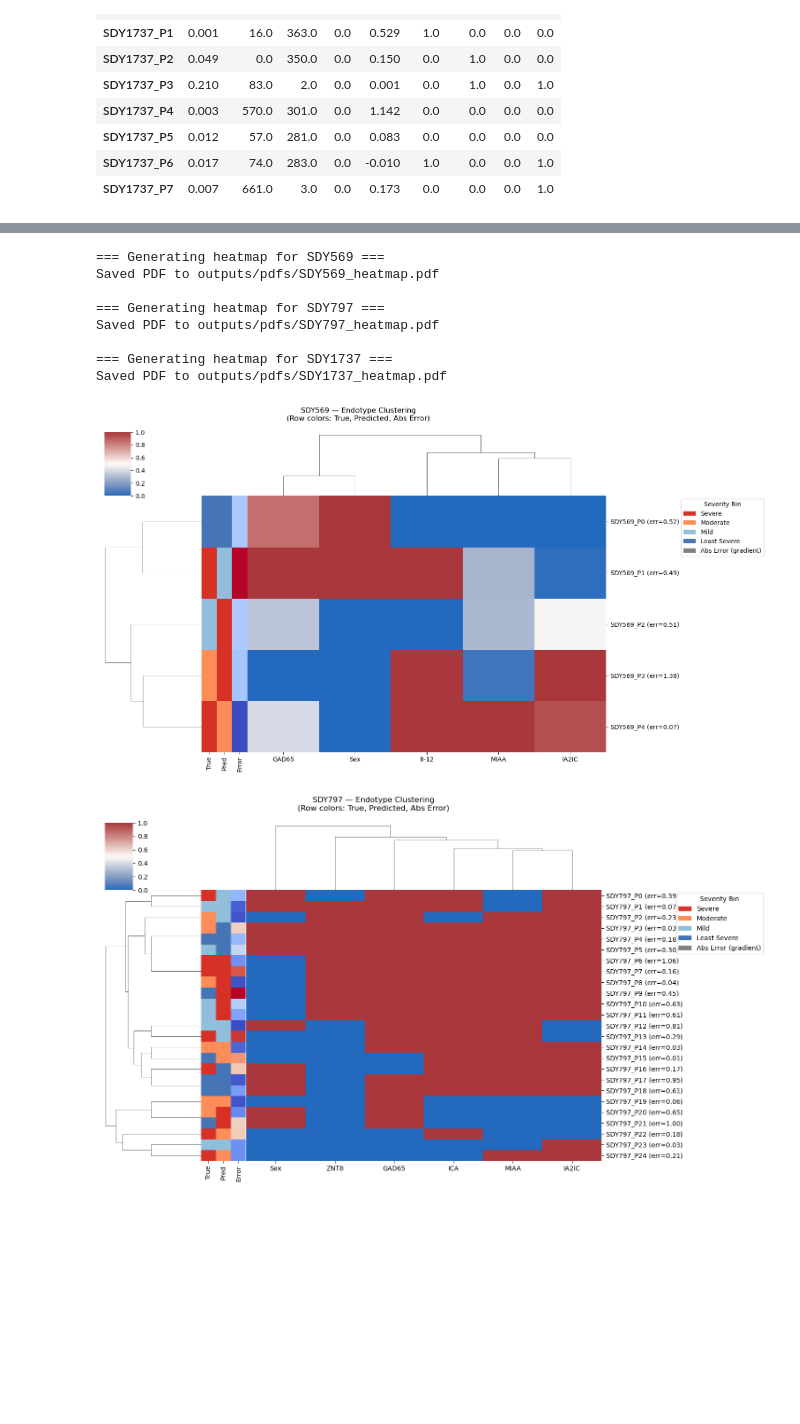
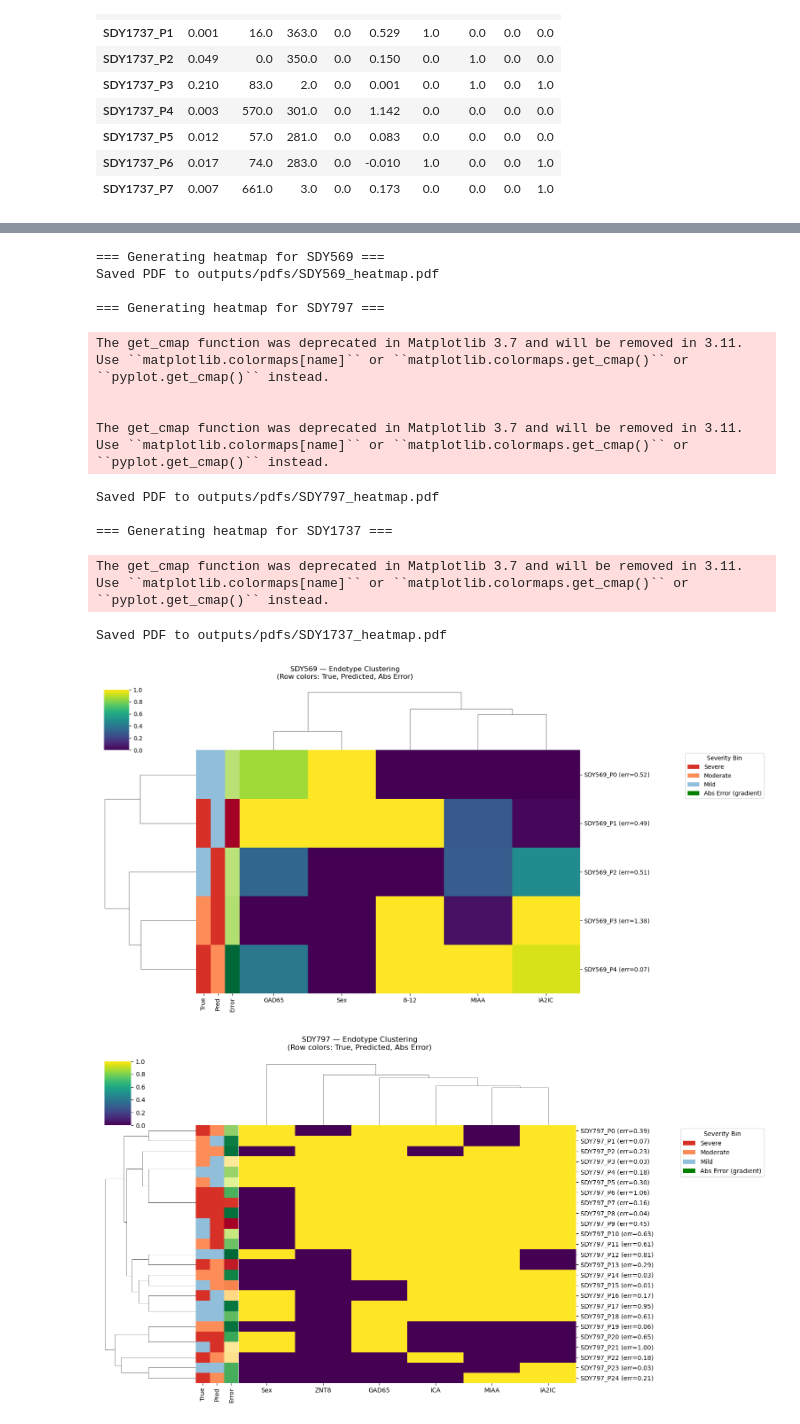
Before and after one commit to NIH-NLM/oadr-autoantibody, a Jupyter notebook: ipynb/RandomForest_Local_PerStudy.ipynb, the cells around one changed output, grey strips where cells are left out. Saved outputs shown, nothing was run; the diff lists cells and outputs as text; code cells hidden in the pictures; blank space fills up the shorter version.

```diff
--- a/ipynb/RandomForest_Local_PerStudy.ipynb
+++ b/ipynb/RandomForest_Local_PerStudy.ipynb
@@ -791,7 +339,6 @@ severity_colors = {
     "Severe": "#d73027",
     "Moderate": "#fc8d59",
     "Mild": "#91bfdb",
-    "Least Severe": "#4575b4"
 }
 
 for study in studies:
@@ -817,17 +364,18 @@ for study in studies:
     X = X.loc[:, X.var() > 0]
 
     # --- Binning severity ---
-    df["SeverityTrueBin"] = pd.qcut(df["True_log_auc"], 4, labels=["Severe", "Moderate", "Mild", "Least Severe"])
-    df["SeverityPredBin"] = pd.qcut(df["Pred_log_auc"], 4, labels=["Severe", "Moderate", "Mild", "Least Severe"])
+    df["SeverityTrueBin"] = pd.qcut(df["True_log_auc"], 3, labels=["Severe", "Moderate", "Mild"])
+    df["SeverityPredBin"] = pd.qcut(df["Pred_log_auc"], 3, labels=["Severe", "Moderate", "Mild"])
 
     # --- Normalize error for coloring ---
     import matplotlib.colors as mcolors
 
-    # Normalize error values to [0, 1]
+    # Normalized error for color mapping
     norm_error = (df["AbsError"] - df["AbsError"].min()) / (df["AbsError"].max() - df["AbsError"].min())
-
+    error_cmt = plt.cm.get_cmap("RdYlGn_r")  # green=low error, red=high error
     # Convert normalized values to hex color strings using the coolwarm colormap
-    error_colors = [mcolors.to_hex(c) for c in plt.cm.coolwarm(norm_error)]
+#    error_colors = [mcolors.to_hex(c) for c in plt.cm.coolwarm(norm_error)]
+    error_colors = [mcolors.to_hex(c) for c in error_cmt(norm_error)]
 
     # Assemble DataFrame with 3 color bands: True, Predicted, Error
     row_colors = pd.DataFrame({
@@ -843,7 +391,7 @@ for study in studies:
     # --- Clustermap ---
     g = sns.clustermap(
         X,
-        cmap="vlag",
+        cmap="viridis",  # Updated to match your example
         row_colors=row_colors,
         figsize=(12, 8),
         col_cluster=True,
@@ -854,38 +402,43 @@ for study in studies:
     g.ax_heatmap.set_yticklabels(labels, rotation=0)
 
     # --- Legend ---
     severity_patches = [Patch(facecolor=color, label=label) for label, color in severity_colors.items()]
-    error_patch = Patch(facecolor='gray', label="Abs Error (gradient)")
+    error_patch = Patch(facecolor='green', label="Abs Error (gradient)")
 
     g.ax_heatmap.legend(
         handles=severity_patches + [error_patch],
         title="Severity Bin",
-        bbox_to_anchor=(1.2, 1),
+        bbox_to_anchor=(1.3, 1),
         loc="upper left"
     )
 
     plt.suptitle(f"{study} — Endotype Clustering\n(Row colors: True, Predicted, Abs Error)", y=1.05)
 
     # --- Save as PDF ---
     pdf_path = f"outputs/pdfs/{study}_heatmap.pdf"
     with PdfPages(pdf_path) as pdf:
         pdf.savefig(g.fig, bbox_inches='tight')
     print(f"Saved PDF to {pdf_path}")
 
     # --- Optional: Save HTML placeholder ---
     from matplotlib.backends.backend_pdf import PdfPages
     import mpld3
     # Save interactive HTML
     with open(f"{study}_heatmap.html", "w") as f:
         f.write(mpld3.fig_to_html(g.fig))
 # %% [output]
 === Generating heatmap for SDY569 ===
 Saved PDF to outputs/pdfs/SDY569_heatmap.pdf
 
 === Generating heatmap for SDY797 ===
-Saved PDF to outputs/pdfs/SDY797_heatmap.pdf
-
-=== Generating heatmap for SDY1737 ===
-Saved PDF to outputs/pdfs/SDY1737_heatmap.pdf
+The get_cmap function was deprecated in Matplotlib 3.7 and will be removed in 3.11. Use ``matplotlib.colormaps[name]`` or ``matplotlib.colormaps.get_cmap()`` or ``pyplot.get_cmap()`` instead.
+
+
+The get_cmap function was deprecated in Matplotlib 3.7 and will be removed in 3.11. Use ``matplotlib.colormaps[name]`` or ``matplotlib.colormaps.get_cmap()`` or ``pyplot.get_cmap()`` instead.
+Saved PDF to outputs/pdfs/SDY797_heatmap.pdf
+
+=== Generating heatmap for SDY1737 ===
+The get_cmap function was deprecated in Matplotlib 3.7 and will be removed in 3.11. Use ``matplotlib.colormaps[name]`` or ``matplotlib.colormaps.get_cmap()`` or ``pyplot.get_cmap()`` instead.
+Saved PDF to outputs/pdfs/SDY1737_heatmap.pdf
-[figure, old version]
+[figure, new version]
-[figure, old version]
+[figure, new version]
```
Also changed, not shown: parts of 5 cells of this notebook, 1 other file.
